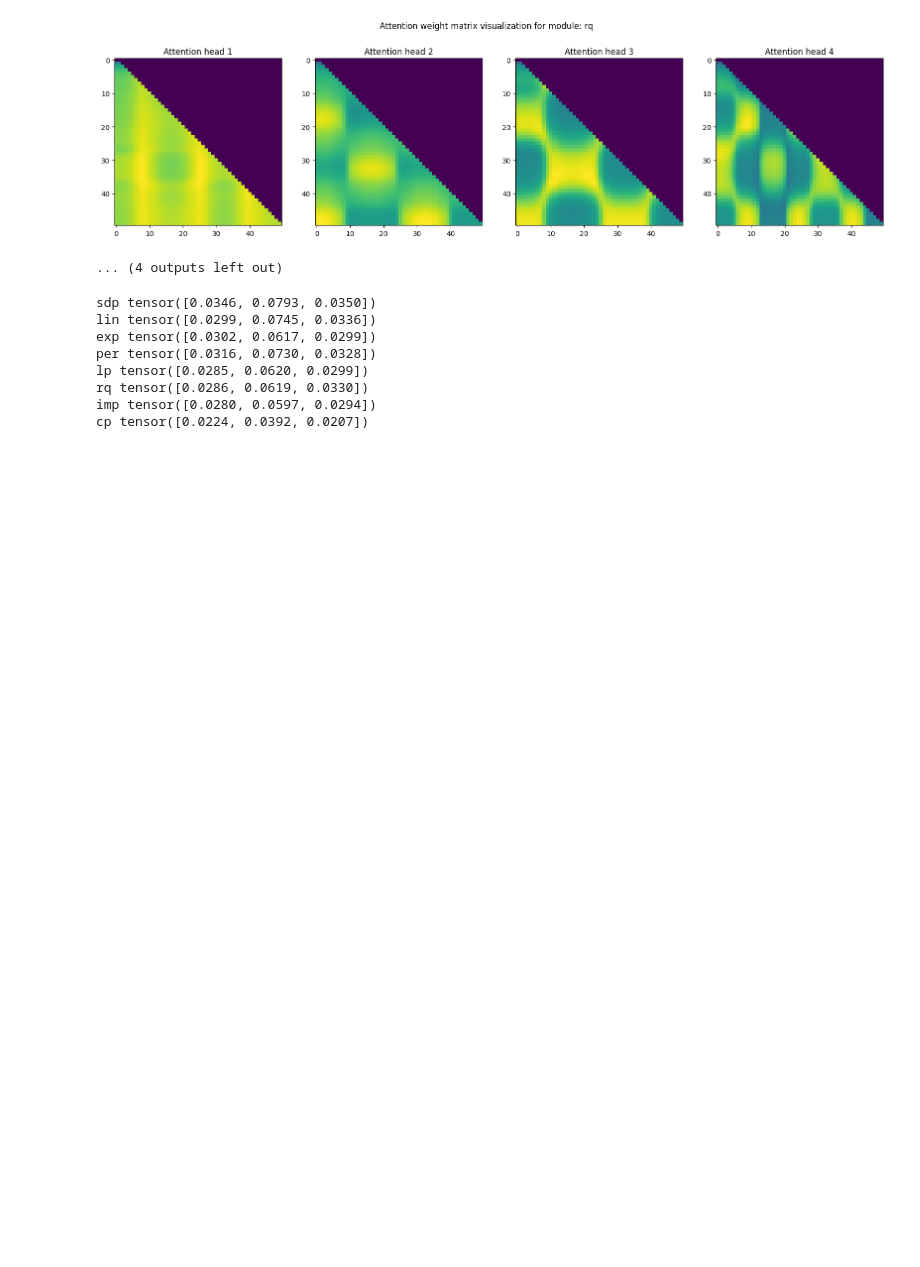
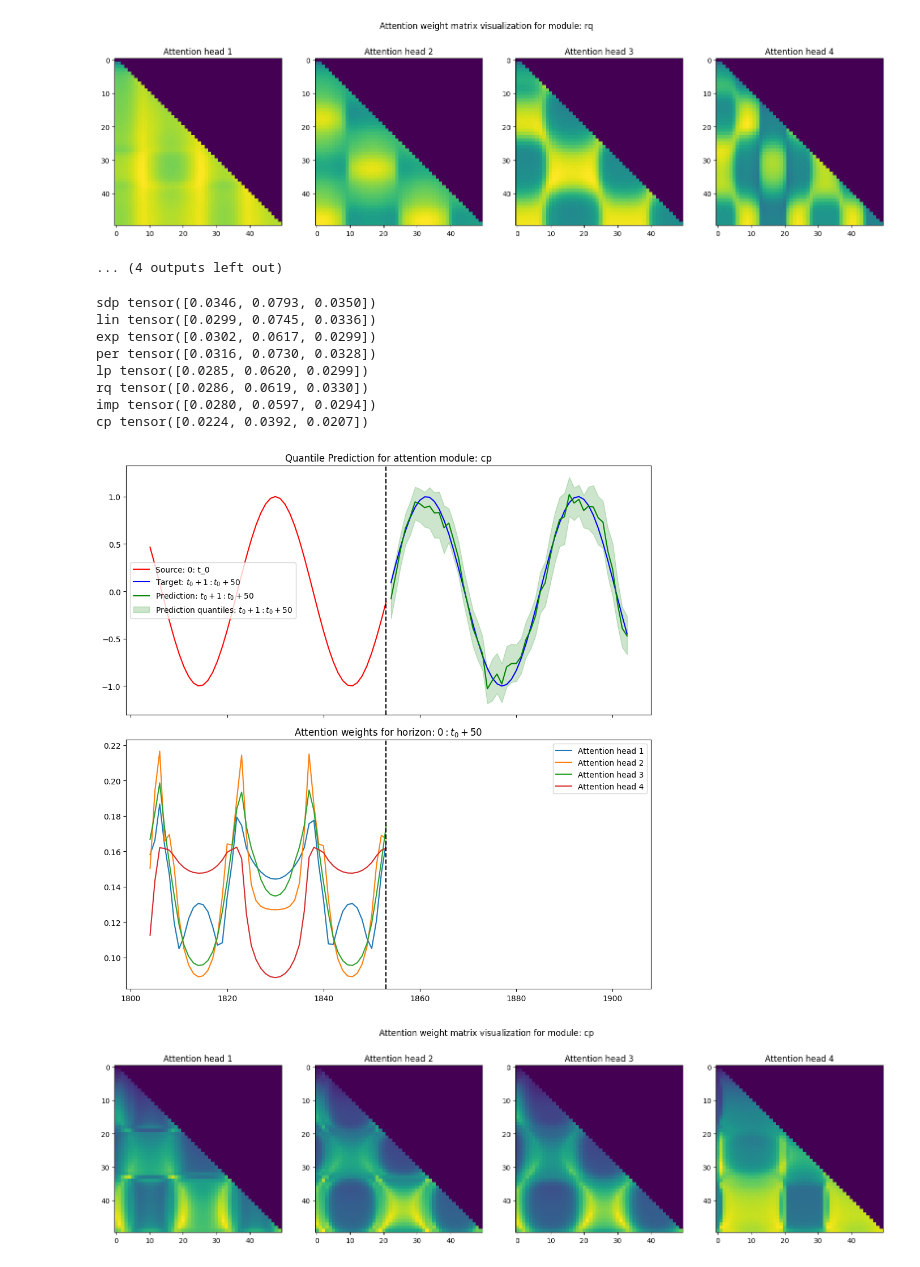
Before and after one commit to Janko-dev/kernel_attention_TFT, a Jupyter notebook: sine_experiment2.ipynb, the cells around one changed output. Cells and saved outputs as stored; diff of their text form; code cells hidden in the pictures; blank space fills up the shorter version.

Commit message:
extend inference.py

```diff
--- a/sine_experiment2.ipynb
+++ b/sine_experiment2.ipynb
@@ -210,3 +218,29 @@ for name, exp in results.items():
     }
 
     torch.save(ckpt, os.path.join(results_path, f'{name}_checkpoint.pt'))
+# %%
+from sine_experiment import create_model
+
+results_path = os.path.join('results_sine_exp2')
+
+ckpts = [os.path.join(results_path, ckpt_path) for ckpt_path in os.listdir(results_path)]
+
+models = {}
+config = {}
+
+for ckpt in ckpts:
+    state_dict = torch.load(ckpt, weights_only=False)
+
+    # attn_module_class = make_attn_module_class(state_dict['attn_name'])
+    # attn_module = attn_module_class(**state_dict['best_attn_params'])
+    # model = create_model(attn_module, state_dict['config'])
+    # model.load_state_dict(state_dict['model'])
+    model = state_dict['best_model']
+
+    models[state_dict['name']] = model
+    config[state_dict['name']] = state_dict['config']
+# %%
+inference(15, models['cp'], test_set, config['cp'], dataset.mask, 'cp')
+# %% [output]
+[figure, added]
+[figure, added]
```
Also changed, not shown: parts of 1 cell of this notebook, 11 other files.
